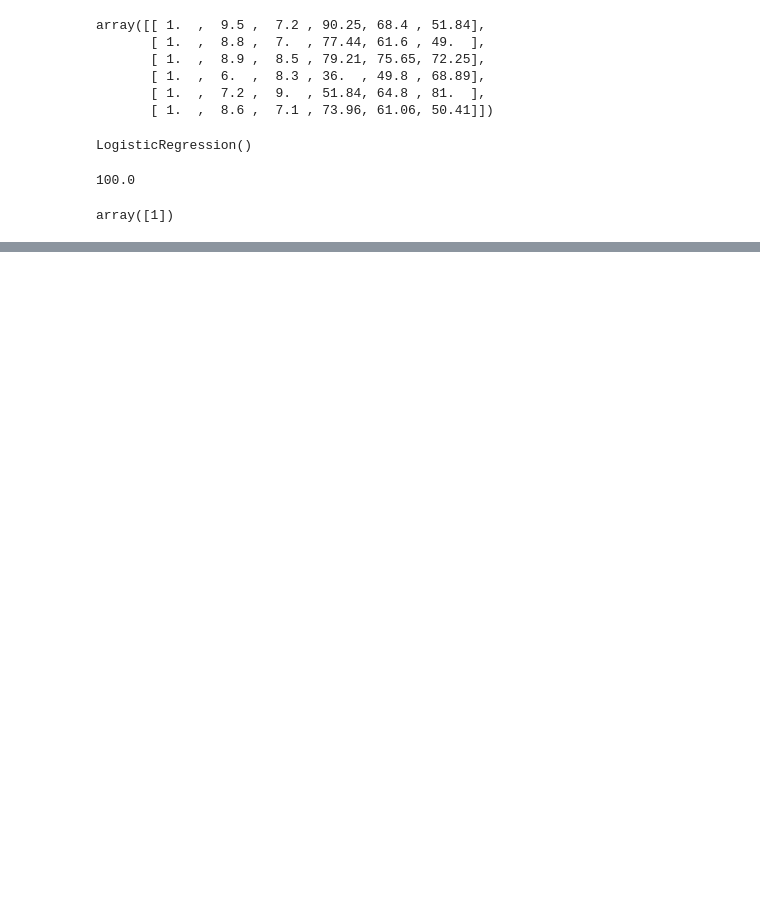
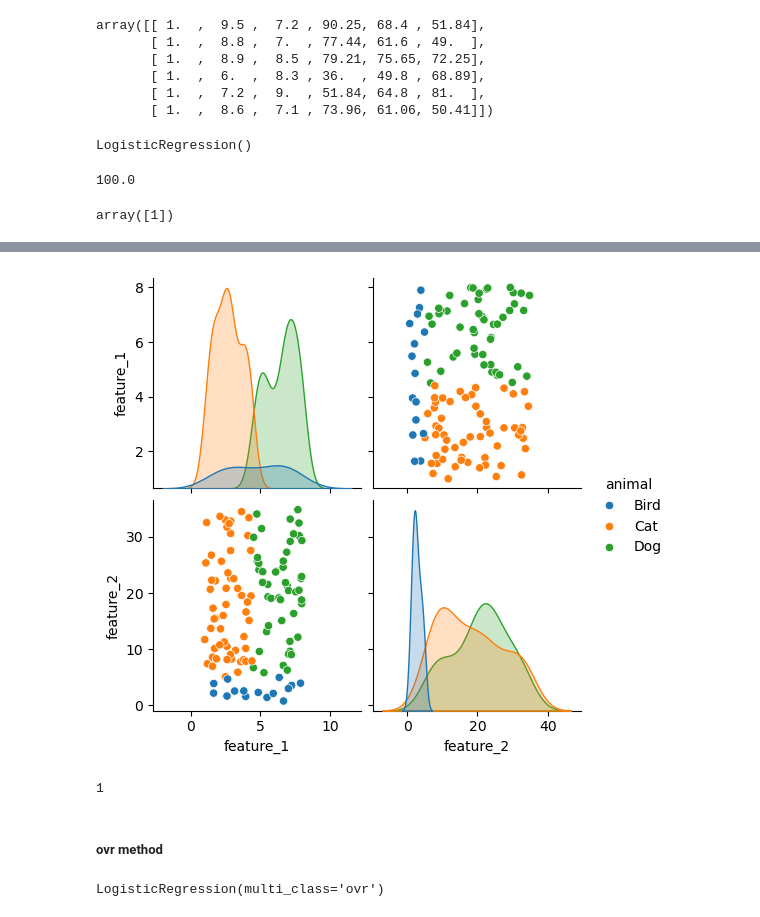
Before and after one commit to CompileNetwork33/DS_Notes, a Jupyter notebook: classification_algo.ipynb, the cells around one changed output, grey strips where cells are left out. Saved outputs shown, nothing was run; the diff lists cells and outputs as text; code cells hidden in the pictures; blank space fills up the shorter version.

Commit message:
over and multinomial method

```diff
--- a/classification_algo.ipynb
+++ b/classification_algo.ipynb
@@ -257,0 +262,3 @@ array([1])
+# %%
+dataset = pd.read_csv(r"C:\Users\kashi\Downloads\ovr_multiclass_practice.csv")
+dataset.head(5)
@@ -257,0 +272,11 @@ array([1])
+# %%
+sns.pairplot(data=dataset,hue="animal")
+plt.show()
+# %% [output]
+[figure, added]
+# %%
+x = dataset.iloc[:, :-1]
+y = dataset["animal"]
+y.ndim
+# %% [output]
+1
@@ -257,0 +287,8 @@ array([1])
+# %% [markdown]
+##### ovr method
+# %%
+from sklearn.linear_model import LogisticRegression
+lr = LogisticRegression(multi_class="ovr")
+lr.fit(x_train, y_train)
+# %% [output]
+LogisticRegression(multi_class='ovr')
```
Also changed, not shown: parts of 9 cells of this notebook.
